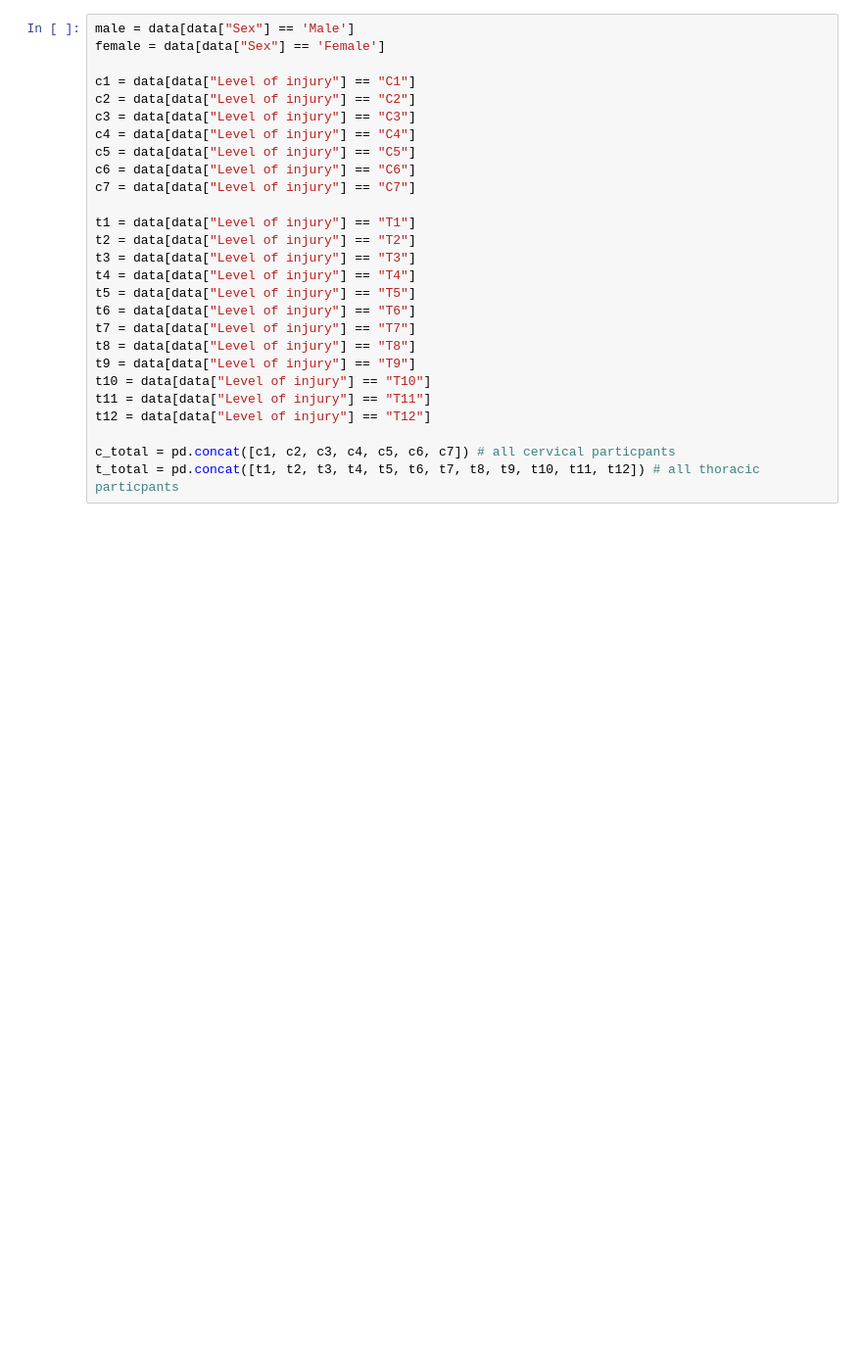
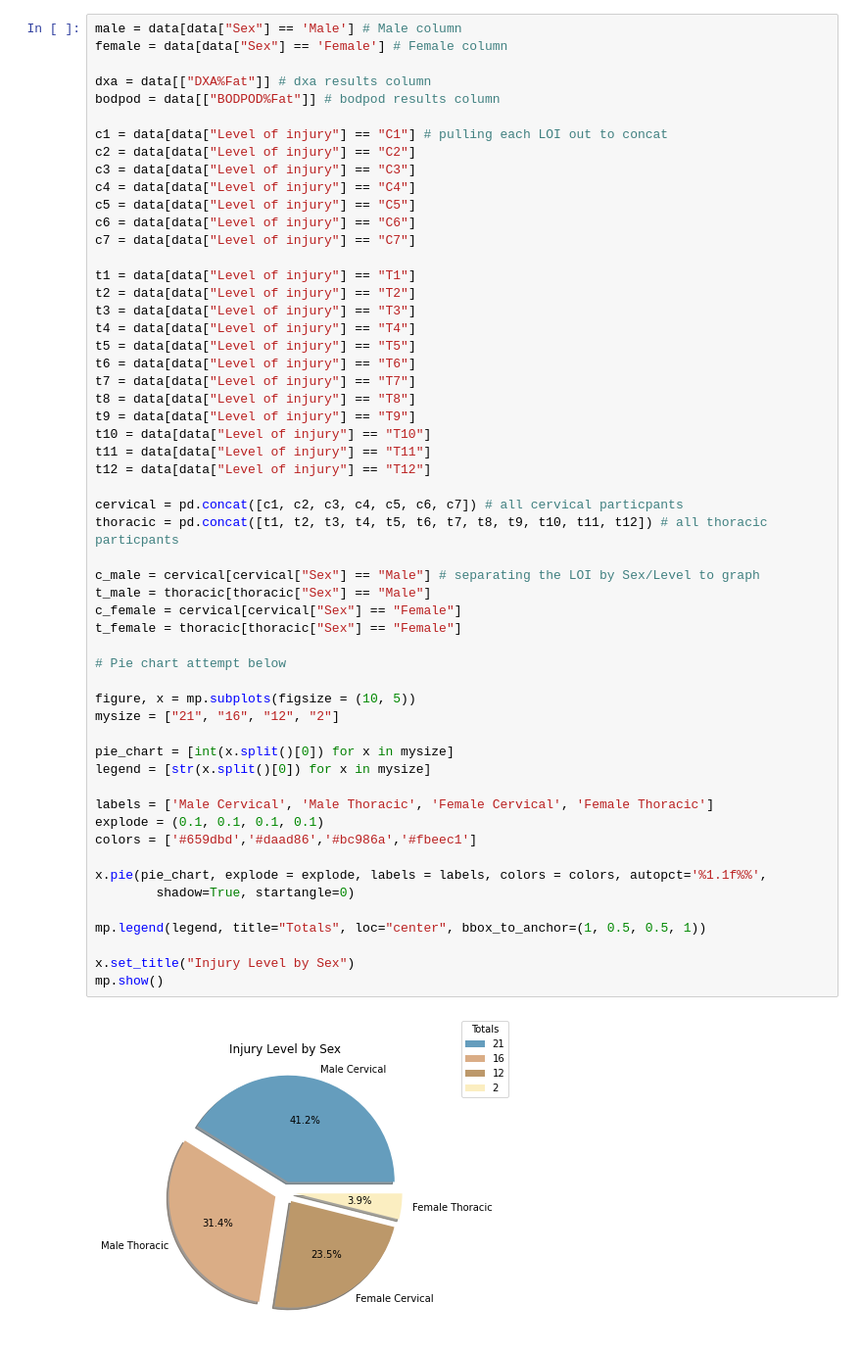
Before and after one commit to mdlove02/PythonDataAnalysis, a Jupyter notebook: BodyCompData-checkpoint.ipynb, the cells around one changed output. Shown at 98% size. Cells and saved outputs as stored; diff of their text form; blank space fills up the shorter version.

```diff
--- a/BodyCompData-checkpoint.ipynb
+++ b/BodyCompData-checkpoint.ipynb
@@ -15,30 +15,60 @@ data.head(5)
 | 3 | 4 | Female | 32 | 57 | 212.00 | C4 | 40.7 | 38.2 |
 | 4 | 5 | Male | 55 | 71 | 193.75 | C4 | 48.4 | 49.9 |
 # %%
-male = data[data["Sex"] == 'Male']
-female = data[data["Sex"] == 'Female']
+male = data[data["Sex"] == 'Male'] # Male column
+female = data[data["Sex"] == 'Female'] # Female column
 
-c1 = data[data["Level of injury"] == "C1"]
+dxa = data[["DXA%Fat"]] # dxa results column
+bodpod = data[["BODPOD%Fat"]] # bodpod results column
+
+c1 = data[data["Level of injury"] == "C1"] # pulling each LOI out to concat
 c2 = data[data["Level of injury"] == "C2"]
 c3 = data[data["Level of injury"] == "C3"]
 c4 = data[data["Level of injury"] == "C4"]
 c5 = data[data["Level of injury"] == "C5"]
 c6 = data[data["Level of injury"] == "C6"]
 c7 = data[data["Level of injury"] == "C7"]
 
 t1 = data[data["Level of injury"] == "T1"]
 t2 = data[data["Level of injury"] == "T2"]
 t3 = data[data["Level of injury"] == "T3"]
 t4 = data[data["Level of injury"] == "T4"]
 t5 = data[data["Level of injury"] == "T5"]
 t6 = data[data["Level of injury"] == "T6"]
 t7 = data[data["Level of injury"] == "T7"]
 t8 = data[data["Level of injury"] == "T8"]
 t9 = data[data["Level of injury"] == "T9"]
 t10 = data[data["Level of injury"] == "T10"]
 t11 = data[data["Level of injury"] == "T11"]
 t12 = data[data["Level of injury"] == "T12"]
 
-c_total = pd.concat([c1, c2, c3, c4, c5, c6, c7]) # all cervical particpants
-t_total = pd.concat([t1, t2, t3, t4, t5, t6, t7, t8, t9, t10, t11, t12]) # all thoracic particpants
+cervical = pd.concat([c1, c2, c3, c4, c5, c6, c7]) # all cervical particpants
+thoracic = pd.concat([t1, t2, t3, t4, t5, t6, t7, t8, t9, t10, t11, t12]) # all thoracic particpants
+
+c_male = cervical[cervical["Sex"] == "Male"] # separating the LOI by Sex/Level to graph
+t_male = thoracic[thoracic["Sex"] == "Male"]
+c_female = cervical[cervical["Sex"] == "Female"]
+t_female = thoracic[thoracic["Sex"] == "Female"]
+
+# Pie chart attempt below
+
+figure, x = mp.subplots(figsize = (10, 5))
+mysize = ["21", "16", "12", "2"]
+
+pie_chart = [int(x.split()[0]) for x in mysize]
+legend = [str(x.split()[0]) for x in mysize]
+
+labels = ['Male Cervical', 'Male Thoracic', 'Female Cervical', 'Female Thoracic']
+explode = (0.1, 0.1, 0.1, 0.1)
+colors = ['#659dbd','#daad86','#bc986a','#fbeec1']
+
+x.pie(pie_chart, explode = explode, labels = labels, colors = colors, autopct='%1.1f%%',
+        shadow=True, startangle=0)
+
+mp.legend(legend, title="Totals", loc="center", bbox_to_anchor=(1, 0.5, 0.5, 1))
+
+x.set_title("Injury Level by Sex")
+mp.show()
+# %% [output]
+[figure, added]
 # %%
```
Also changed, not shown: parts of 5 cells of this notebook.
